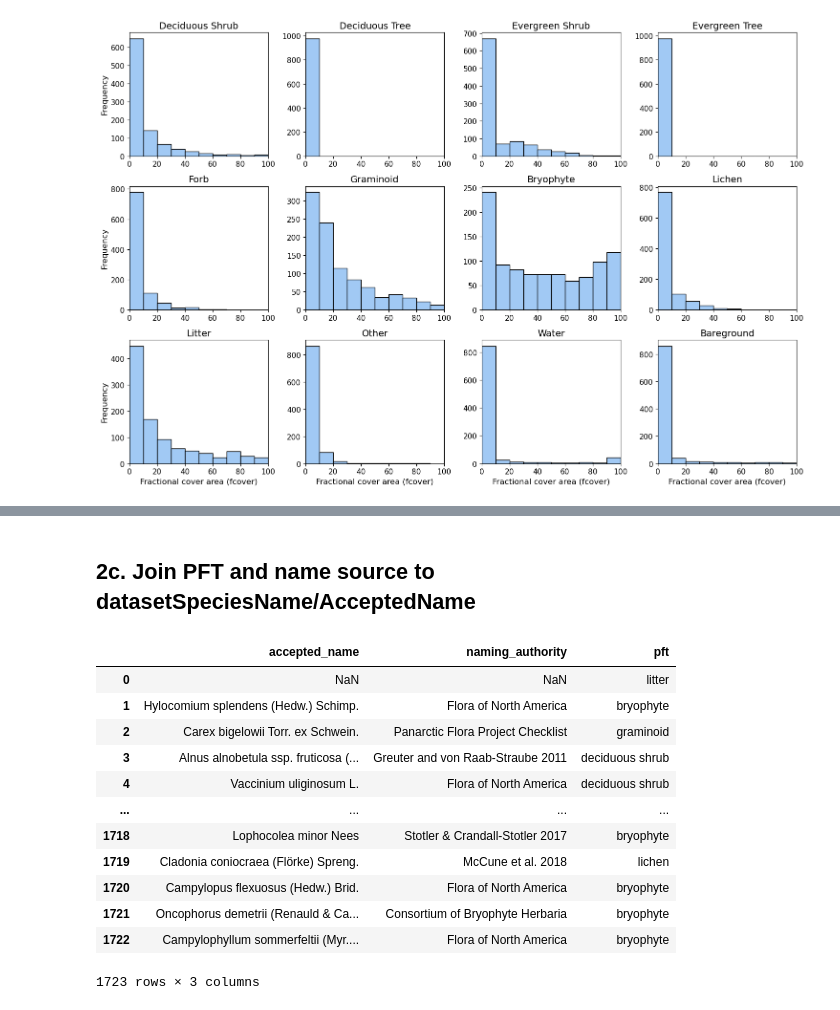
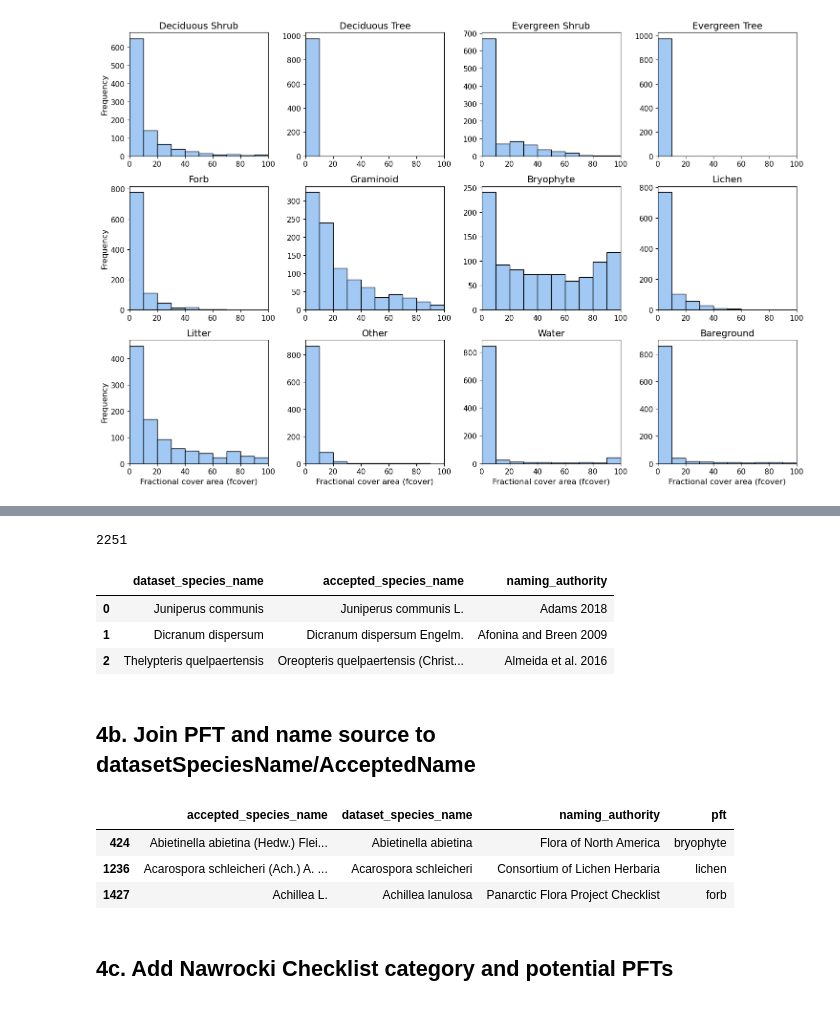
Before and after one commit to climatemodeling/alaska_pft_fcover_harmonization, a Jupyter notebook: harmonization.ipynb, the cells around one changed output, grey strips where cells are left out. Cells and saved outputs as stored; diff of their text form; code cells hidden in the pictures.

Commit message:
Fixed issue with subsource names, change to unit_id, fixed harmonization notebook

```diff
--- a/harmonization.ipynb
+++ b/harmonization.ipynb
@@ -190,7 +291,11 @@ for source in sources:
     species_dfs.append(df)
 species_fcover = pd.concat(species_dfs, axis=0)
 species_fcover = species_fcover.reset_index()
-print(len(species_habit['datasetSpeciesName'].unique()))
+species_fcover = species_fcover.rename(columns={'plotName':'unit_id',
+                                                'datasetSpeciesName':'dataset_species_name',
+                                                'standardHabit':'pft',
+                                                'percentCover':'fcover'})
+print(len(species_fcover['dataset_species_name'].unique()))
 species_fcover.head(3)
 # %% [output]
 2261
@@ -214,28 +326,31 @@ standard_species.head(3)
+# %%
+standard_species = standard_species.rename(columns={'datasetSpeciesName':'dataset_species_name',
+                                                    'acceptedName':'accepted_species_name',
+                                                    'namingAuthority':'naming_authority'})
+print(len(standard_species['dataset_species_name'].unique()))
+standard_species.head(3)
+# %% [output]
+2251
+|  | dataset_species_name | accepted_species_name | naming_authority |
+| 0 | Juniperus communis | Juniperus communis L. | Adams 2018 |
+| 1 | Dicranum dispersum | Dicranum dispersum Engelm. | Afonina and Breen 2009 |
+| 2 | Thelypteris quelpaertensis | Oreopteris quelpaertensis (Christ... | Almeida et al. 2016 |
 # %% [markdown]
-## 2c. Join PFT and name source to datasetSpeciesName/AcceptedName
+## 4b. Join PFT and name source to datasetSpeciesName/AcceptedName
 # %%
 standard_species_fcover = pd.merge(left=species_fcover, right=standard_species,
-                                      left_on='datasetSpeciesName', right_on='datasetSpeciesName',
+                                      left_on='dataset_species_name', right_on='dataset_species_name',
                                       how='left')
-species_pft_checklist = standard_species_fcover.drop(columns=['plotName', 'percentCover', 'datasetSpeciesName'])
-species_pft_checklist = species_pft_checklist.drop_duplicates('acceptedName')
-species_pft_checklist = species_pft_checklist.rename(columns={'standardHabit':'pft',
-                                                              'acceptedName':'accepted_name',
-                                                              'namingAuthority':'naming_authority'})
+species_pft_checklist = standard_species_fcover.drop(columns=['unit_id', 'fcover'])
+species_pft_checklist = species_pft_checklist.drop_duplicates('dataset_species_name')
 species_pft_checklist = species_pft_checklist.reset_index(drop=True)
-species_pft_checklist = species_pft_checklist[['accepted_name', 'naming_authority', 'pft']]
-species_pft_checklist
+species_pft_checklist = species_pft_checklist[['accepted_species_name', 'dataset_species_name', 'naming_authority', 'pft']]
+species_pft_checklist = species_pft_checklist.sort_values(['accepted_species_name'])
+species_pft_checklist.head(3)
 # %% [output]
-|  | accepted_name | naming_authority | pft |
-| 0 | NaN | NaN | litter |
-| 1 | Hylocomium splendens (Hedw.) Schimp. | Flora of North America | bryophyte |
-| 2 | Carex bigelowii Torr. ex Schwein. | Panarctic Flora Project Checklist | graminoid |
-| 3 | Alnus alnobetula ssp. fruticosa (... | Greuter and von Raab-Straube 2011 | deciduous shrub |
-| 4 | Vaccinium uliginosum L. | Flora of North America | deciduous shrub |
-| ... | ... | ... | ... |
-| 1718 | Lophocolea minor Nees | Stotler & Crandall-Stotler 2017 | bryophyte |
-| 1719 | Cladonia coniocraea (Flörke) Spreng. | McCune et al. 2018 | lichen |
-| 1720 | Campylopus flexuosus (Hedw.) Brid. | Flora of North America | bryophyte |
-| 1721 | Oncophorus demetrii (Renauld & Ca... | Consortium of Bryophyte Herbaria | bryophyte |
-| 1722 | Campylophyllum sommerfeltii (Myr.... | Flora of North America | bryophyte |
+|  | accepted_species_name | dataset_species_name | naming_authority | pft |
+| 424 | Abietinella abietina (Hedw.) Flei... | Abietinella abietina | Flora of North America | bryophyte |
+| 1236 | Acarospora schleicheri (Ach.) A. ... | Acarospora schleicheri | Consortium of Lichen Herbaria | lichen |
+| 1427 | Achillea L. | Achillea lanulosa | Panarctic Flora Project Checklist | forb |
-1723 rows × 3 columns
+# %% [markdown]
+## 4c. Add Nawrocki Checklist category and potential PFTs
```
Also changed, not shown: parts of 57 cells of this notebook, 8 other files.
